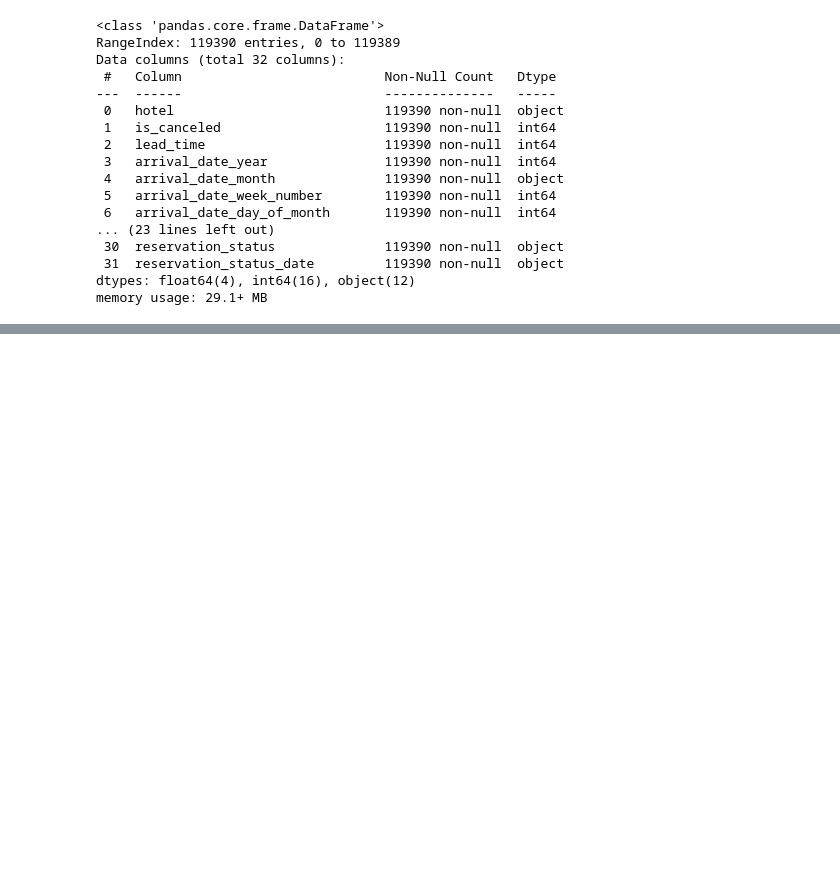
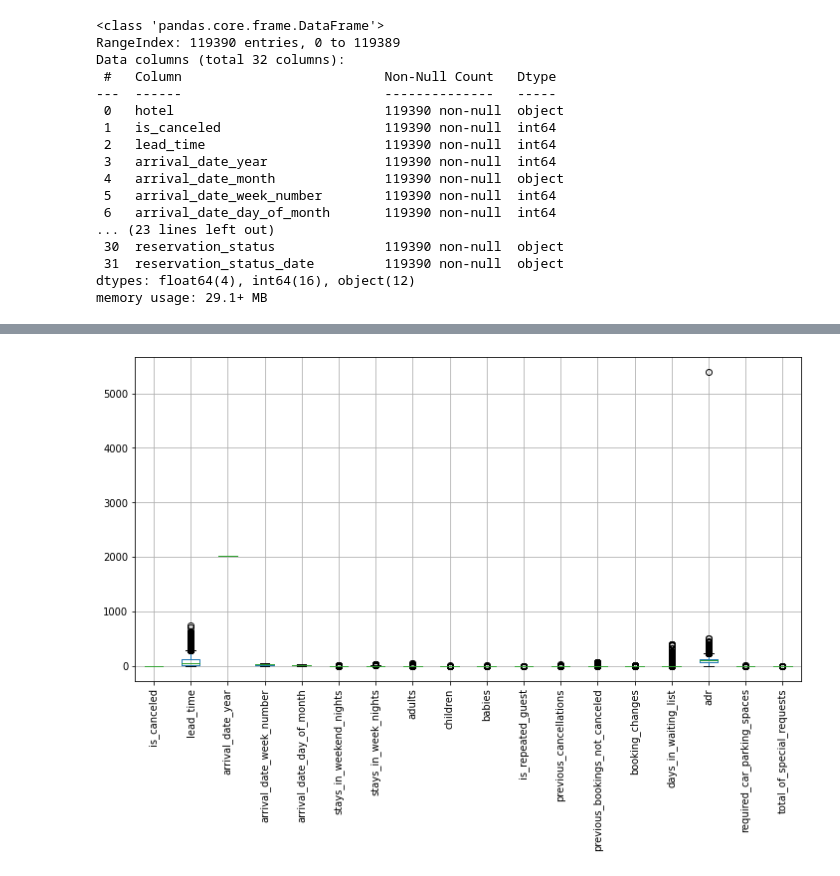
Before and after one commit to Malikarbaaz/Malik-Hotel-booking-EDA-, a Jupyter notebook: Malik_Arbaaz_Hotel_Booking_Analysis_Capstone_Project.ipynb, the cells around one changed output, grey strips where cells are left out. Drawn from its saved outputs; the diff is of its cells as text; code cells hidden in the pictures; blank space fills up the shorter version.

```diff
--- a/Malik_Arbaaz_Hotel_Booking_Analysis_Capstone_Project.ipynb
+++ b/Malik_Arbaaz_Hotel_Booking_Analysis_Capstone_Project.ipynb
@@ -416,0 +109,3 @@ busy_month.plot.bar(title = 'Number of Bookings done in each month' , xlabel = '
+# %%
+# Since 'agent' and 'company' contain maximum number of null values so dropping these columns won't affect our data.
+df = df.drop(['agent','company'],axis =1)
@@ -416,0 +119,3 @@ busy_month.plot.bar(title = 'Number of Bookings done in each month' , xlabel = '
+# %%
+# dropping all the missing values of our dataset
+df = df.dropna()
@@ -416,0 +128,4 @@ busy_month.plot.bar(title = 'Number of Bookings done in each month' , xlabel = '
+# %%
+# Dropping the duplicate values
+df = df.drop_duplicates()
+df.shape
@@ -416,0 +176,8 @@ busy_month.plot.bar(title = 'Number of Bookings done in each month' , xlabel = '
+# %%
+# plotting boxplot
+plt.figure(figsize=(12, 6))
+df.boxplot()
+plt.xticks(rotation = 90)   # by using xticks we rotate our column labels to 90 degree.
+plt.show()
+# %% [output]
+[figure, added]
```
Also changed, not shown: parts of 95 cells of this notebook.
